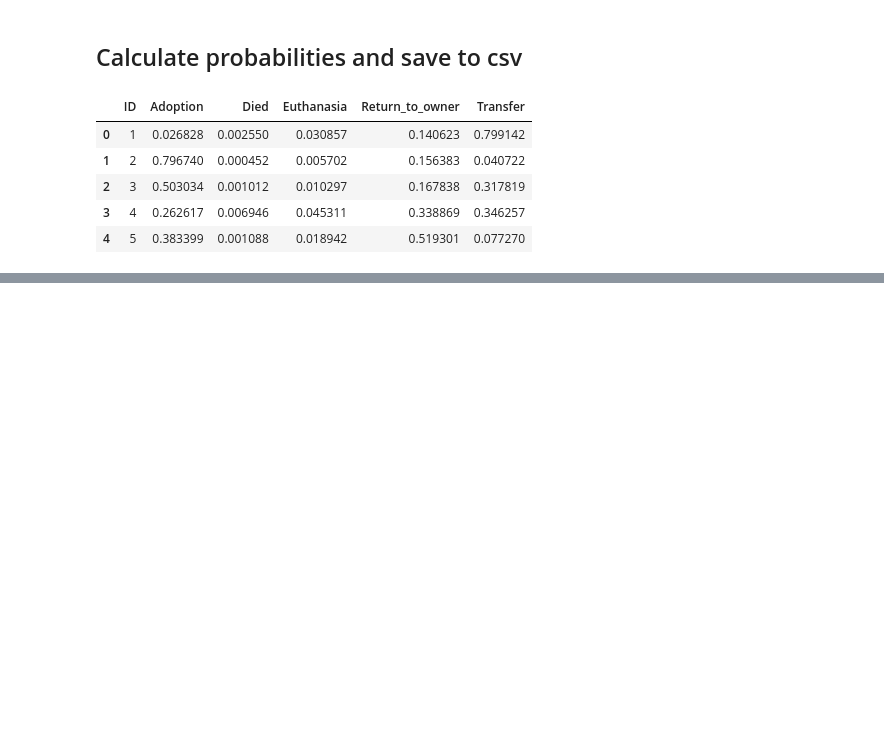
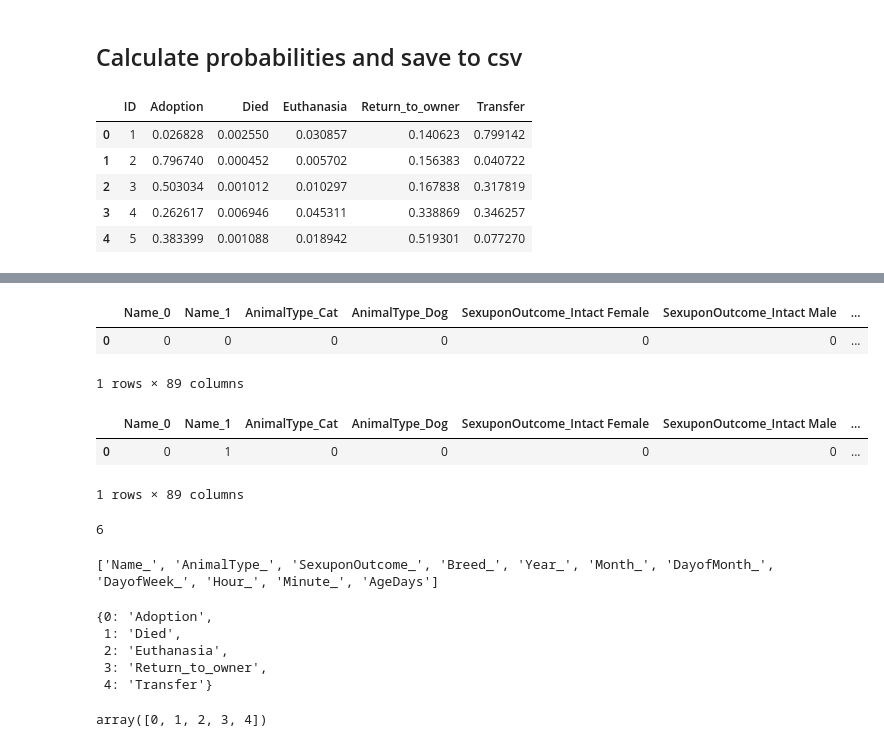
Before and after one commit to dbricare/ShelterAnimalOutcomes, a Jupyter notebook: mlshelter-rev1.ipynb, the cells around one changed output, grey strips where cells are left out. Cells and saved outputs as stored; diff of their text form; code cells hidden in the pictures; blank space fills up the shorter version.

```diff
--- a/mlshelter-rev1.ipynb
+++ b/mlshelter-rev1.ipynb
@@ -224,0 +261,44 @@ dfres.head()
+# %%
+dfsa = pd.DataFrame(np.zeros(shape=(1,len(dfX.columns)), dtype=int), columns=dfX.columns)
+dfsa
+# %% [output]
+|  | Name_0 | Name_1 | AnimalType_Cat | AnimalType_Dog | SexuponOutcome_Intact Female | SexuponOutcome_Intact Male | ... |
+| 0 | 0 | 0 | 0 | 0 | 0 | 0 | ... |
+1 rows × 89 columns
+# %%
+dname = {'Named':'1', 'Unnamed':'0'}
+dfsa.set_value(0, 'Name_'+dname['Named'], 1)
+dfsa
+# %% [output]
+|  | Name_0 | Name_1 | AnimalType_Cat | AnimalType_Dog | SexuponOutcome_Intact Female | SexuponOutcome_Intact Male | ... |
+| 0 | 0 | 1 | 0 | 0 | 0 | 0 | ... |
+1 rows × 89 columns
+# %%
+dt = datetime.datetime.strptime("2013-10-06", "%Y-%m-%d")
+dt.day
+# %% [output]
+6
+# %%
+p = re.compile('\w+(?=_)')
+chops = []
+for col in dfX.columns[:-1]:
+    curr = p.search(col).group()
+    if curr not in chops:
+        chops.append(curr)
+chops = [s+'_' for s in chops]
+chops.append(dfX.columns[-1])
+print(chops)
+# %% [output]
+['Name_', 'AnimalType_', 'SexuponOutcome_', 'Breed_', 'Year_', 'Month_', 'DayofMonth_', 'DayofWeek_', 'Hour_', 'Minute_', 'AgeDays']
+# %%
+dy
+# %% [output]
+{0: 'Adoption',
+ 1: 'Died',
+ 2: 'Euthanasia',
+ 3: 'Return_to_owner',
+ 4: 'Transfer'}
+# %%
+clf.classes_
+# %% [output]
+array([0, 1, 2, 3, 4])
```
Also changed, not shown: parts of 8 cells of this notebook, 1 other file.
